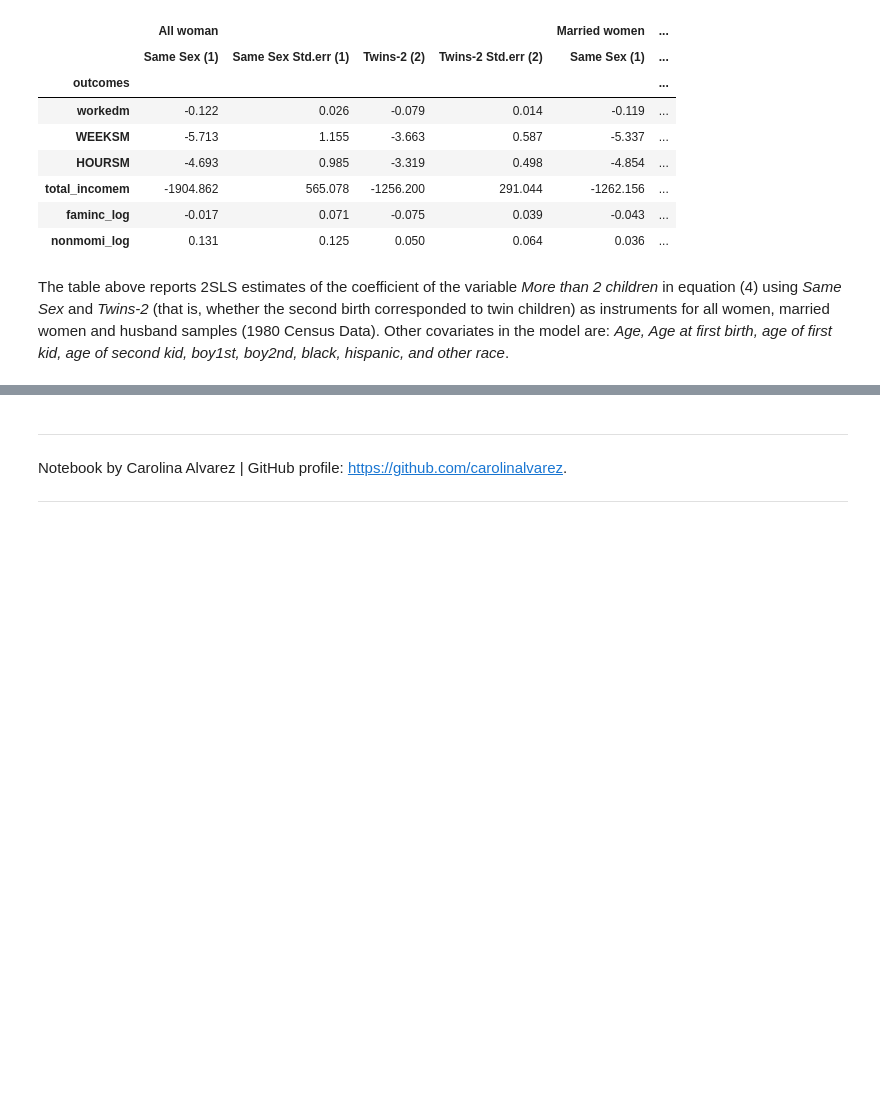
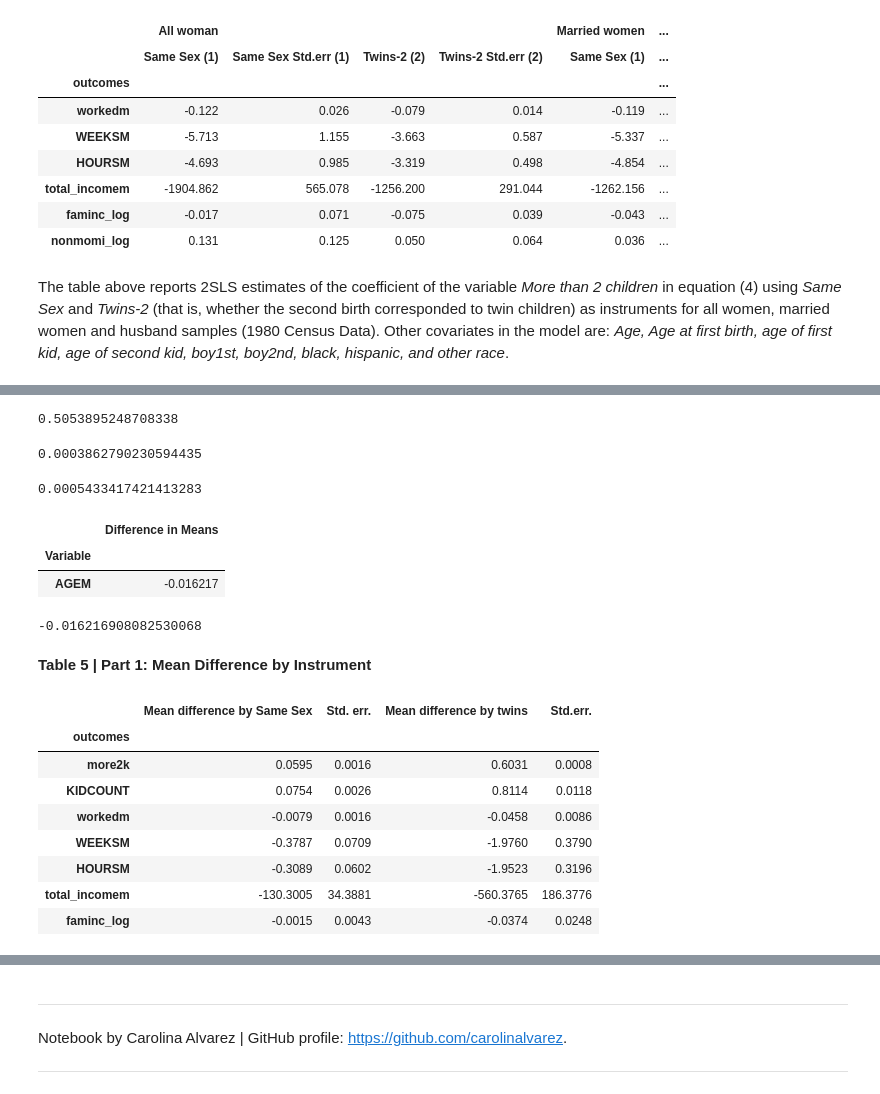
Before and after one commit to carolinalvarez/angrist-and-evans-1998-python, a Jupyter notebook: Angrist_and_Evans_1998.ipynb, the cells around one changed output, grey strips where cells are left out. Drawn from its saved outputs; the diff is of its cells as text; code cells hidden in the pictures; blank space fills up the shorter version.

```diff
--- a/Angrist_and_Evans_1998.ipynb
+++ b/Angrist_and_Evans_1998.ipynb
@@ -1323,0 +1334,4 @@ The table above reports 2SLS estimates of the coefficient of the variable *More
+# %%
+sample_same_sex=data_2[(data_2["same_sex"]==1)]
+sample_twins=data_2[(data_2["twins"]==1)]
+sample_mixed=data_2[(data_2["mixed_sex"]==1)]
@@ -1323,0 +1342,3 @@ The table above reports 2SLS estimates of the coefficient of the variable *More
+# %%
+data_2["both_hisp"]=np.where(
+    ((data_2["hispm"]==1) & (data_2["hispd"]==1)), 1, 0)
@@ -1323,0 +1349,15 @@ The table above reports 2SLS estimates of the coefficient of the variable *More
+# %%
+199548/394840
+# %% [output]
+0.5053895248708338
+# %%
+#from scipy.stats import sem
+sem((sample_mixed["hispm"]==1))
+# %% [output]
+0.0003862790230594435
+# %%
+import math
+sed = math.sqrt((0.0003862790230594435)**2 + (0.0003821109329728942)**2)
+sed
+# %% [output]
+0.0005433417421413283
@@ -1323,0 +1366,44 @@ The table above reports 2SLS estimates of the coefficient of the variable *More
+# %%
+variables=["AGEM"]
+table = pd.DataFrame(
+    {
+        "Difference in Means": [],
+    }
+)
+
+table["Variable"] = variables
+table = table.set_index("Variable")
+
+for variable in variables:
+
+    #data=sample_same_sex
+    mean1=(sample_same_sex[variable]).mean()
+    mean2=(sample_mixed[variable]).mean()
+
+    diff_mean=mean1-mean2
+   # std_err=math.sqrt(sem(mean1)**2 + sem(mean2)**2)
+
+    outputs = [diff_mean]
+
+    table.loc[variable] = outputs
+    #table = table.round()
+
+table
+# %% [output]
+|  | Difference in Means |
+| Variable |  |
+| AGEM | -0.016217 |
+# %%
+average_treatment = data_2.groupby("same_sex")["AGEM"].mean().to_dict()
+denominator = average_treatment[1] - average_treatment[0]
+
+educ_err1 = np.sqrt(
+    np.power(data_2.loc[data_2["same_sex"] == 1]["workedm"].sem(), 2)
+    + np.power(data_2.loc[data_2["same_sex"] == 0]["workedm"].sem(), 2)
+)
+
+denominator
+# %% [output]
+-0.016216908082530068
+# %% [markdown]
+**Table 5 | Part 1: Mean Difference by Instrument**
@@ -1323,0 +1455,14 @@ The table above reports 2SLS estimates of the coefficient of the variable *More
+# %%
+outcomes_means=["more2k", "KIDCOUNT", "workedm", "WEEKSM", "HOURSM", "total_incomem", "faminc_log"]
+Table5_means_1980=mean_differences_instruments(data_2, outcomes_means)
+Table5_means_1980
+# %% [output]
+|  | Mean difference by Same Sex | Std. err. | Mean difference by twins | Std.err. |
+| outcomes |  |  |  |  |
+| more2k | 0.0595 | 0.0016 | 0.6031 | 0.0008 |
+| KIDCOUNT | 0.0754 | 0.0026 | 0.8114 | 0.0118 |
+| workedm | -0.0079 | 0.0016 | -0.0458 | 0.0086 |
+| WEEKSM | -0.3787 | 0.0709 | -1.9760 | 0.3790 |
+| HOURSM | -0.3089 | 0.0602 | -1.9523 | 0.3196 |
+| total_incomem | -130.3005 | 34.3881 | -560.3765 | 186.3776 |
+| faminc_log | -0.0015 | 0.0043 | -0.0374 | 0.0248 |
```
Also changed, not shown: parts of 16 cells of this notebook.
